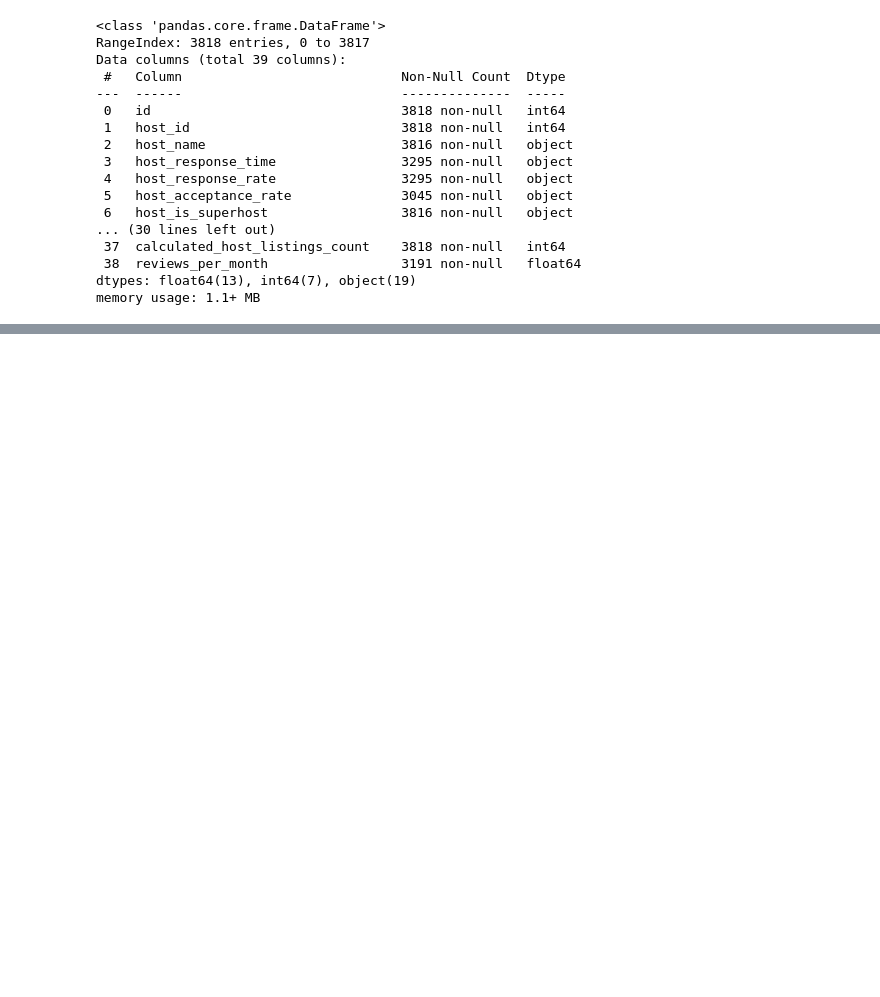
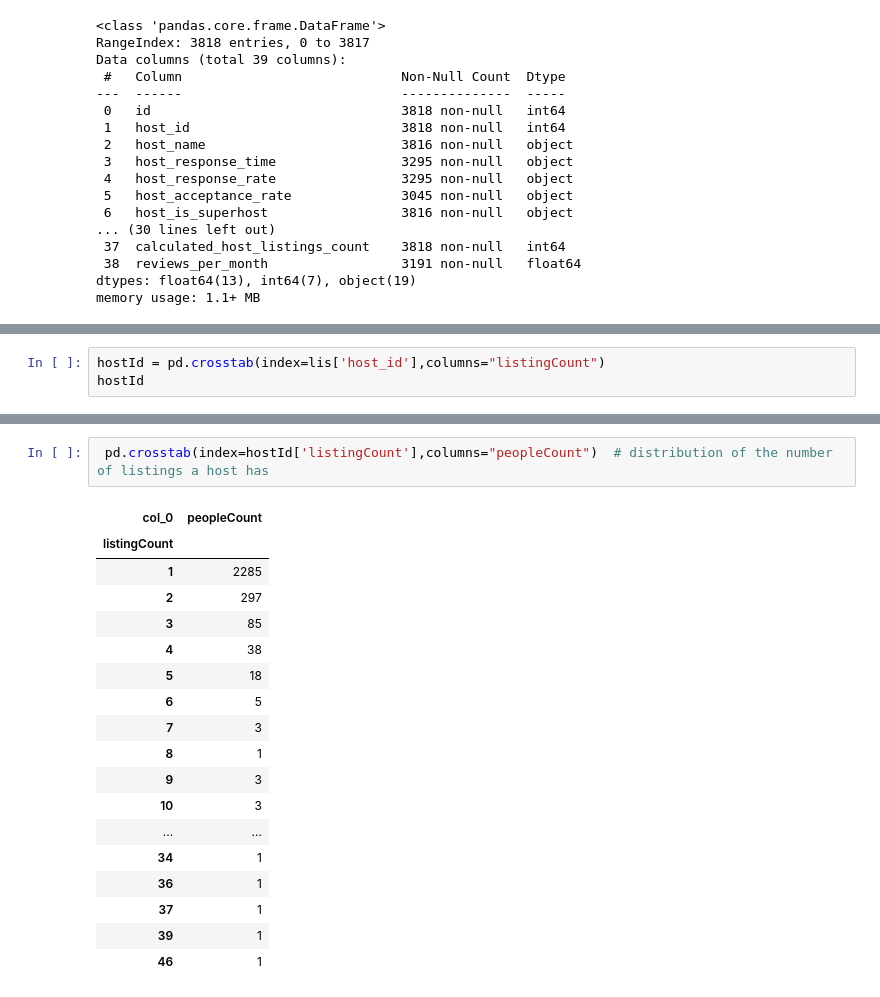
Before and after one commit to emilymoreland-mst/IST5520_G3, a Jupyter notebook: IST 5520 M1 Revised.ipynb, the cells around one changed output, grey strips where cells are left out. Saved outputs shown, nothing was run; the diff lists cells and outputs as text; blank space fills up the shorter version.

```diff
--- a/IST 5520 M1 Revised.ipynb
+++ b/IST 5520 M1 Revised.ipynb
@@ -610,0 +632,3 @@ memory usage: 14.5+ KB
+# %%
+hostId = pd.crosstab(index=lis['host_id'],columns="listingCount")
+hostId
@@ -610,0 +650,21 @@ memory usage: 14.5+ KB
+# %%
+ pd.crosstab(index=hostId['listingCount'],columns="peopleCount")  # distribution of the number of listings a host has
+# %% [output]
+| col_0 | peopleCount |
+| listingCount |  |
+| 1 | 2285 |
+| 2 | 297 |
+| 3 | 85 |
+| 4 | 38 |
+| 5 | 18 |
+| 6 | 5 |
+| 7 | 3 |
+| 8 | 1 |
+| 9 | 3 |
+| 10 | 3 |
+| ... | ... |
+| 34 | 1 |
+| 36 | 1 |
+| 37 | 1 |
+| 39 | 1 |
+| 46 | 1 |
```
Also changed, not shown: parts of 7 cells of this notebook.
